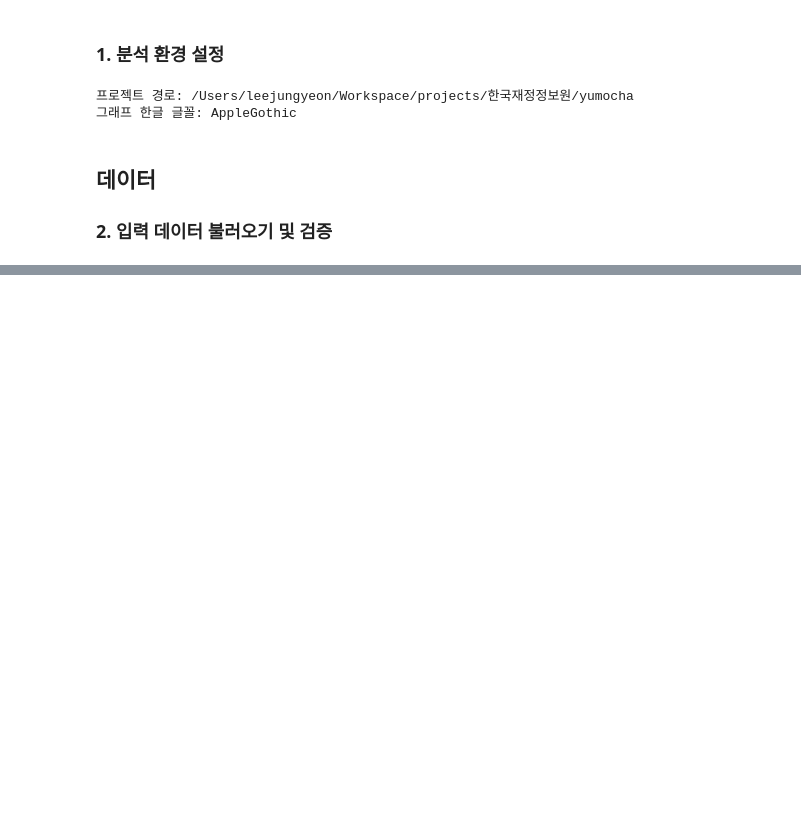
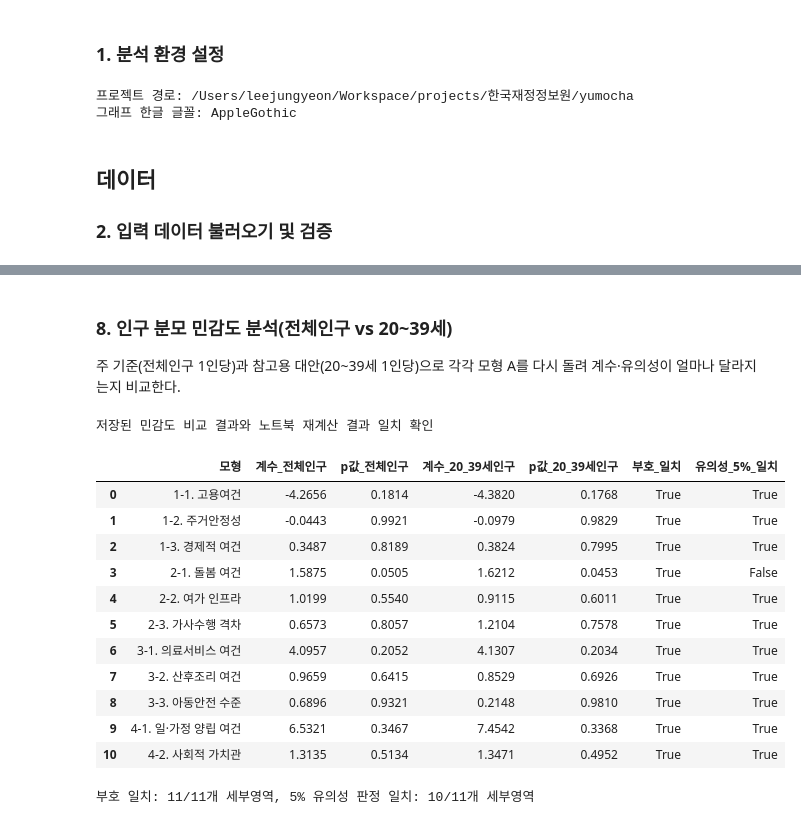
Before and after one commit to JungYeoni/yumocha, a Jupyter notebook: notebooks/20260729_EDA_재정대응지수_구축_및_재정반응성_분석.ipynb, the cells around one changed output, grey strips where cells are left out. Drawn from its saved outputs; the diff is of its cells as text; code cells hidden in the pictures; blank space fills up the shorter version.

```diff
--- a/notebooks/20260729_EDA_재정대응지수_구축_및_재정반응성_분석.ipynb
+++ b/notebooks/20260729_EDA_재정대응지수_구축_및_재정반응성_분석.ipynb
@@ -590,0 +385,50 @@ print(f"고정효과 모형 결과 저장: {MODEL_RESULT_OUTPUT_PATH}")
+# %% [markdown]
+### 8. 인구 분모 민감도 분석(전체인구 vs 20~39세)
+
+주 기준(전체인구 1인당)과 참고용 대안(20~39세 1인당)으로 각각 모형 A를 다시 돌려 계수·유의성이 얼마나 달라지는지 비교한다.
+# %%
+results_by_denominator = {}
+for denominator in DENOMINATOR_LABELS:
+    denominator_sample = build_regression_sample_for_denominator(
+        denominator=denominator,
+        sub_area_panel=sub_area_panel,
+        cpi=cpi,
+        population_path=POPULATION_PATH,
+        mapping_path=REGION_MAP_PATH,
+        fertility_lagged=fertility_lagged,
+        structural_lagged=structural_lagged,
+    )
+    results_by_denominator[denominator] = run_subarea_models(denominator_sample)
+
+comparison = build_comparison_table(results_by_denominator)
+
+if SENSITIVITY_OUTPUT_PATH.exists():
+    persisted_comparison = pd.read_csv(SENSITIVITY_OUTPUT_PATH)
+    pd.testing.assert_frame_equal(
+        comparison.reset_index(drop=True).sort_values("모형").reset_index(drop=True),
+        persisted_comparison.reset_index(drop=True).sort_values("모형").reset_index(drop=True),
+        check_dtype=False,
+        atol=1e-6,
+    )
+    print("저장된 민감도 비교 결과와 노트북 재계산 결과 일치 확인")
+
+display(comparison.round(4))
+print(
+    f"부호 일치: {comparison['부호_일치'].sum()}/{len(comparison)}개 세부영역, "
+    f"5% 유의성 판정 일치: {comparison['유의성_5%_일치'].sum()}/{len(comparison)}개 세부영역"
+)
+# %% [output]
+저장된 민감도 비교 결과와 노트북 재계산 결과 일치 확인
+|  | 모형 | 계수_전체인구 | p값_전체인구 | 계수_20_39세인구 | p값_20_39세인구 | 부호_일치 | 유의성_5%_일치 |
+| 0 | 1-1. 고용여건 | -4.2656 | 0.1814 | -4.3820 | 0.1768 | True | True |
+| 1 | 1-2. 주거안정성 | -0.0443 | 0.9921 | -0.0979 | 0.9829 | True | True |
+| 2 | 1-3. 경제적 여건 | 0.3487 | 0.8189 | 0.3824 | 0.7995 | True | True |
+| 3 | 2-1. 돌봄 여건 | 1.5875 | 0.0505 | 1.6212 | 0.0453 | True | False |
+| 4 | 2-2. 여가 인프라 | 1.0199 | 0.5540 | 0.9115 | 0.6011 | True | True |
+| 5 | 2-3. 가사수행 격차 | 0.6573 | 0.8057 | 1.2104 | 0.7578 | True | True |
+| 6 | 3-1. 의료서비스 여건 | 4.0957 | 0.2052 | 4.1307 | 0.2034 | True | True |
+| 7 | 3-2. 산후조리 여건 | 0.9659 | 0.6415 | 0.8529 | 0.6926 | True | True |
+| 8 | 3-3. 아동안전 수준 | 0.6896 | 0.9321 | 0.2148 | 0.9810 | True | True |
+| 9 | 4-1. 일·가정 양립 여건 | 6.5321 | 0.3467 | 7.4542 | 0.3368 | True | True |
+| 10 | 4-2. 사회적 가치관 | 1.3135 | 0.5134 | 1.3471 | 0.4952 | True | True |
+부호 일치: 11/11개 세부영역, 5% 유의성 판정 일치: 10/11개 세부영역
```
Also changed, not shown: parts of 33 cells of this notebook.
